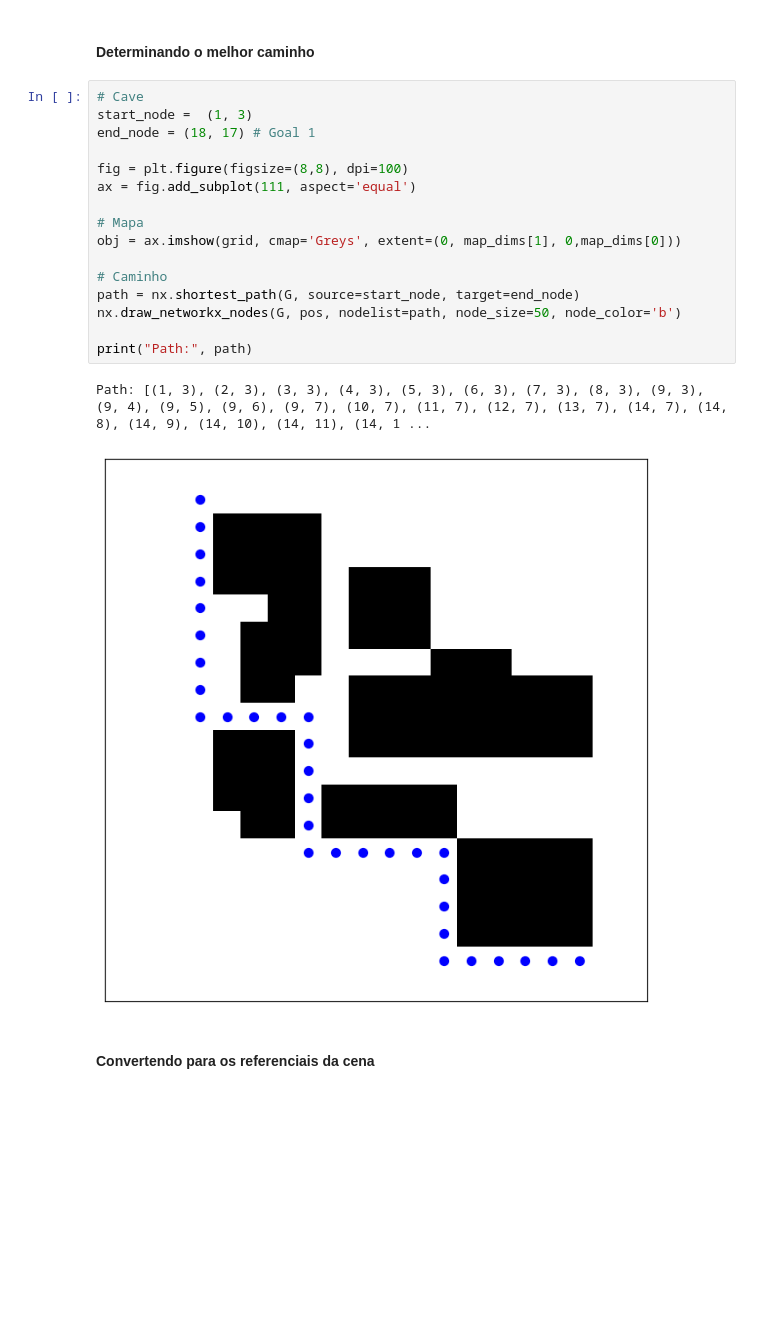
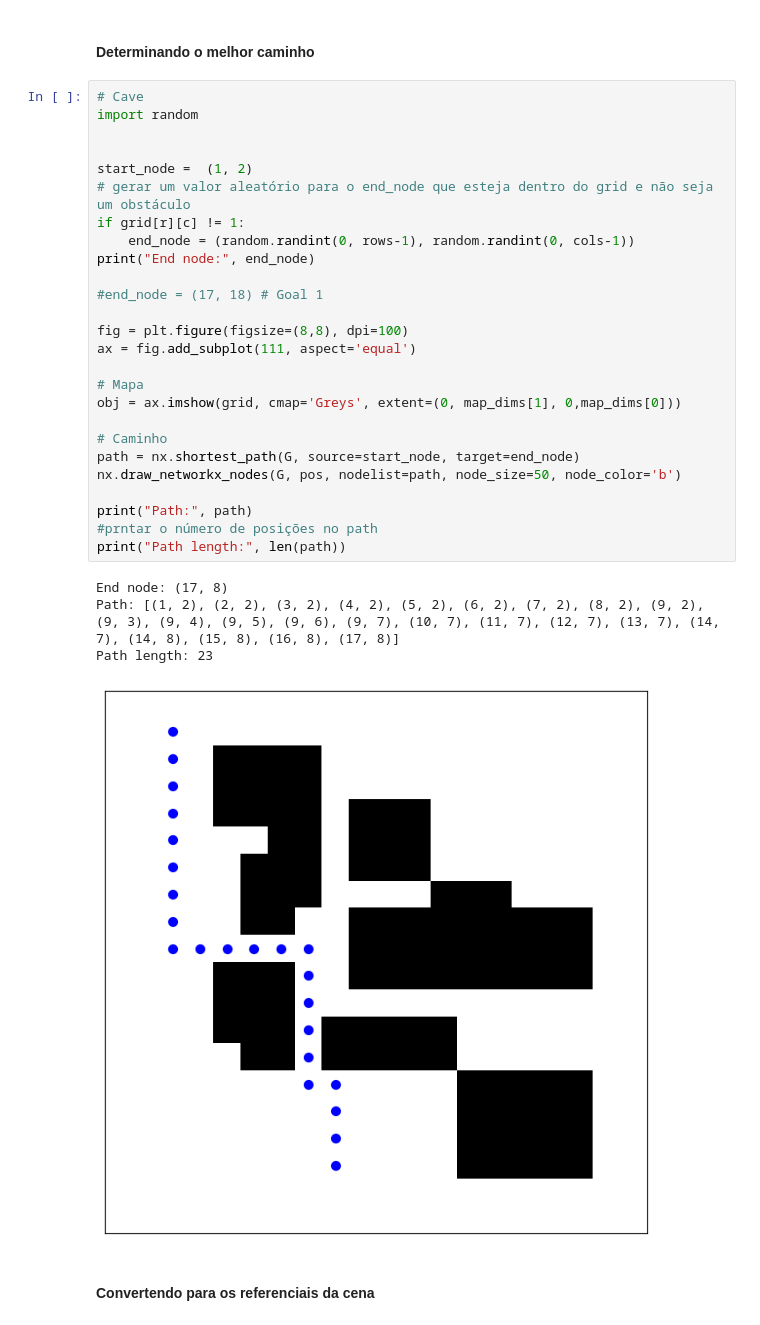
Before and after one commit to FelippeVelosoMarinho/RoboticaMovel_UFMG, a Jupyter notebook: tp2/roadmap.ipynb, the cells around one changed output. Saved outputs shown, nothing was run; the diff lists cells and outputs as text; blank space fills up the shorter version.

```diff
--- a/tp2/roadmap.ipynb
+++ b/tp2/roadmap.ipynb
@@ -184,23 +184,35 @@ End: (19, 19)
 #### Determinando o melhor caminho
 # %%
 # Cave
-start_node =  (1, 3)
-end_node = (18, 17) # Goal 1
+import random
+
+
+start_node =  (1, 2)
+# gerar um valor aleatório para o end_node que esteja dentro do grid e não seja um obstáculo
+if grid[r][c] != 1:
+    end_node = (random.randint(0, rows-1), random.randint(0, cols-1))
+print("End node:", end_node)
+
+#end_node = (17, 18) # Goal 1
 
 fig = plt.figure(figsize=(8,8), dpi=100)
 ax = fig.add_subplot(111, aspect='equal')
 
 # Mapa
 obj = ax.imshow(grid, cmap='Greys', extent=(0, map_dims[1], 0,map_dims[0]))
 
 # Caminho
 path = nx.shortest_path(G, source=start_node, target=end_node)
 nx.draw_networkx_nodes(G, pos, nodelist=path, node_size=50, node_color='b')
 
 print("Path:", path)
+#prntar o número de posições no path
+print("Path length:", len(path))
 # %% [output]
-Path: [(1, 3), (2, 3), (3, 3), (4, 3), (5, 3), (6, 3), (7, 3), (8, 3), (9, 3), (9, 4), (9, 5), (9, 6), (9, 7), (10, 7), (11, 7), (12, 7), (13, 7), (14, 7), (14, 8), (14, 9), (14, 10), (14, 11), (14, 1 ...
+End node: (17, 8)
+Path: [(1, 2), (2, 2), (3, 2), (4, 2), (5, 2), (6, 2), (7, 2), (8, 2), (9, 2), (9, 3), (9, 4), (9, 5), (9, 6), (9, 7), (10, 7), (11, 7), (12, 7), (13, 7), (14, 7), (14, 8), (15, 8), (16, 8), (17, 8)]
+Path length: 23
-[figure, old version]
+[figure, new version]
 # %% [markdown]
 #### Convertendo para os referenciais da cena
 # %%
```
Also changed, not shown: parts of 2 cells of this notebook.
